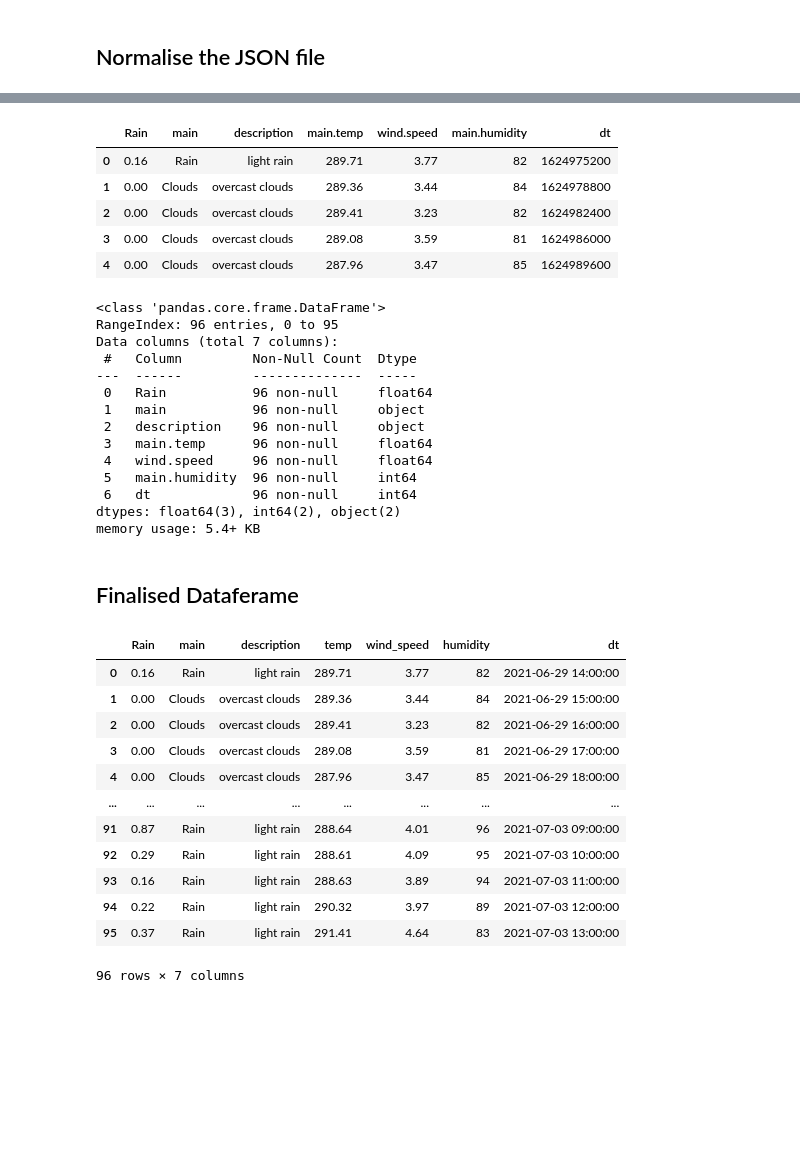
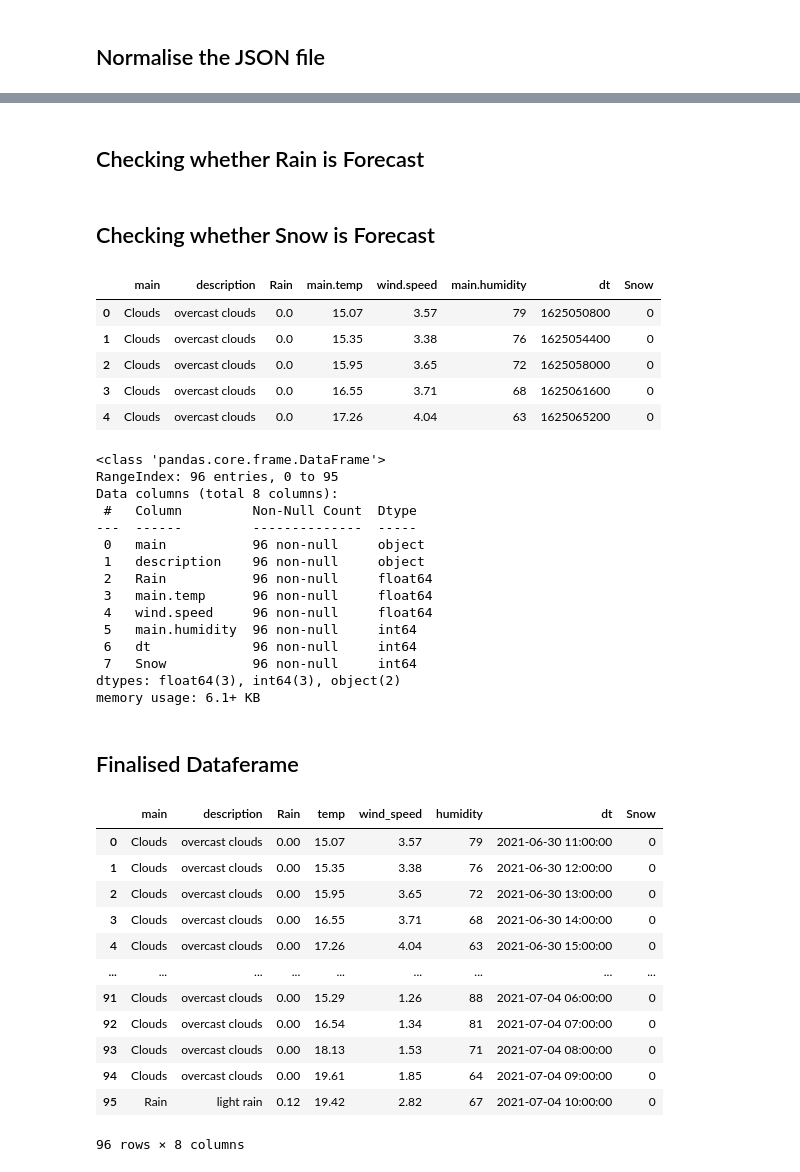
Before and after one commit to jamie-reynolds-UCD/UCD-Dublin-Bus-App-Team9, a Jupyter notebook: data/WeatherForecastFiveDay.ipynb, the cells around one changed output, grey strips where cells are left out. Cells and saved outputs as stored; diff of their text form; code cells hidden in the pictures; blank space fills up the shorter version.

Commit message:
Added snow and amended temp to celcius

```diff
--- a/data/WeatherForecastFiveDay.ipynb
+++ b/data/WeatherForecastFiveDay.ipynb
@@ -56,0 +63,2 @@ df_rain = pd.DataFrame(rain, columns=["Rain"])
+# %% [markdown]
+## Checking whether Rain is Forecast
@@ -57,30 +75,44 @@ df_rain = pd.DataFrame(rain, columns=["Rain"])
+# %% [markdown]
+## Checking whether Snow is Forecast
+# %%
+forecast_list = fiveDayJSON['list']
+snow = []
+
+for i in range(len(forecast_list)):
+    if 'snow' in forecast_list[i]:
+        snow.append(forecast_list[i]['snow'].pop('1h'))
+    else:
+        snow.append(0)
+df_snow = pd.DataFrame(snow, columns=["Snow"])
 # %%
-fiveDayForecast = pd.concat([forcast_fiveday, df_rain, forcast_type], axis=1)
+fiveDayForecast = pd.concat([forcast_fiveday, df_rain, forcast_type, df_snow], axis=1)
+fiveDayForecast["main.temp"] = fiveDayForecast["main.temp"]-273.15
 fiveDayForecast.head()
 # %% [output]
-|  | Rain | main | description | main.temp | wind.speed | main.humidity | dt |
-| 0 | 0.16 | Rain | light rain | 289.71 | 3.77 | 82 | 1624975200 |
-| 1 | 0.00 | Clouds | overcast clouds | 289.36 | 3.44 | 84 | 1624978800 |
-| 2 | 0.00 | Clouds | overcast clouds | 289.41 | 3.23 | 82 | 1624982400 |
-| 3 | 0.00 | Clouds | overcast clouds | 289.08 | 3.59 | 81 | 1624986000 |
-| 4 | 0.00 | Clouds | overcast clouds | 287.96 | 3.47 | 85 | 1624989600 |
+|  | main | description | Rain | main.temp | wind.speed | main.humidity | dt | Snow |
+| 0 | Clouds | overcast clouds | 0.0 | 15.07 | 3.57 | 79 | 1625050800 | 0 |
+| 1 | Clouds | overcast clouds | 0.0 | 15.35 | 3.38 | 76 | 1625054400 | 0 |
+| 2 | Clouds | overcast clouds | 0.0 | 15.95 | 3.65 | 72 | 1625058000 | 0 |
+| 3 | Clouds | overcast clouds | 0.0 | 16.55 | 3.71 | 68 | 1625061600 | 0 |
+| 4 | Clouds | overcast clouds | 0.0 | 17.26 | 4.04 | 63 | 1625065200 | 0 |
 # %%
 fiveDayForecast.info()
 # %% [output]
 <class 'pandas.core.frame.DataFrame'>
 RangeIndex: 96 entries, 0 to 95
-Data columns (total 7 columns):
+Data columns (total 8 columns):
  #   Column         Non-Null Count  Dtype
 ---  ------         --------------  -----
- 0   Rain           96 non-null     float64
- 1   main           96 non-null     object
- 2   description    96 non-null     object
+ 0   main           96 non-null     object
+ 1   description    96 non-null     object
+ 2   Rain           96 non-null     float64
  3   main.temp      96 non-null     float64
  4   wind.speed     96 non-null     float64
  5   main.humidity  96 non-null     int64
  6   dt             96 non-null     int64
-dtypes: float64(3), int64(2), object(2)
-memory usage: 5.4+ KB
+ 7   Snow           96 non-null     int64
+dtypes: float64(3), int64(3), object(2)
+memory usage: 6.1+ KB
 # %% [markdown]
 ## Finalised Dataferame
 # %%
@@ -88,16 +120,16 @@ fiveDayForecast['dt'] = pd.to_datetime(fiveDayForecast['dt'], unit='s')
 fiveDayForecast = fiveDayForecast.rename(columns={"main.temp": "temp", "wind.speed": "wind_speed", "main.humidity": "humidity"})
 fiveDayForecast
 # %% [output]
-|  | Rain | main | description | temp | wind_speed | humidity | dt |
-| 0 | 0.16 | Rain | light rain | 289.71 | 3.77 | 82 | 2021-06-29 14:00:00 |
-| 1 | 0.00 | Clouds | overcast clouds | 289.36 | 3.44 | 84 | 2021-06-29 15:00:00 |
-| 2 | 0.00 | Clouds | overcast clouds | 289.41 | 3.23 | 82 | 2021-06-29 16:00:00 |
-| 3 | 0.00 | Clouds | overcast clouds | 289.08 | 3.59 | 81 | 2021-06-29 17:00:00 |
-| 4 | 0.00 | Clouds | overcast clouds | 287.96 | 3.47 | 85 | 2021-06-29 18:00:00 |
-| ... | ... | ... | ... | ... | ... | ... | ... |
-| 91 | 0.87 | Rain | light rain | 288.64 | 4.01 | 96 | 2021-07-03 09:00:00 |
-| 92 | 0.29 | Rain | light rain | 288.61 | 4.09 | 95 | 2021-07-03 10:00:00 |
-| 93 | 0.16 | Rain | light rain | 288.63 | 3.89 | 94 | 2021-07-03 11:00:00 |
-| 94 | 0.22 | Rain | light rain | 290.32 | 3.97 | 89 | 2021-07-03 12:00:00 |
-| 95 | 0.37 | Rain | light rain | 291.41 | 4.64 | 83 | 2021-07-03 13:00:00 |
+|  | main | description | Rain | temp | wind_speed | humidity | dt | Snow |
+| 0 | Clouds | overcast clouds | 0.00 | 15.07 | 3.57 | 79 | 2021-06-30 11:00:00 | 0 |
+| 1 | Clouds | overcast clouds | 0.00 | 15.35 | 3.38 | 76 | 2021-06-30 12:00:00 | 0 |
+| 2 | Clouds | overcast clouds | 0.00 | 15.95 | 3.65 | 72 | 2021-06-30 13:00:00 | 0 |
+| 3 | Clouds | overcast clouds | 0.00 | 16.55 | 3.71 | 68 | 2021-06-30 14:00:00 | 0 |
+| 4 | Clouds | overcast clouds | 0.00 | 17.26 | 4.04 | 63 | 2021-06-30 15:00:00 | 0 |
+| ... | ... | ... | ... | ... | ... | ... | ... | ... |
+| 91 | Clouds | overcast clouds | 0.00 | 15.29 | 1.26 | 88 | 2021-07-04 06:00:00 | 0 |
+| 92 | Clouds | overcast clouds | 0.00 | 16.54 | 1.34 | 81 | 2021-07-04 07:00:00 | 0 |
+| 93 | Clouds | overcast clouds | 0.00 | 18.13 | 1.53 | 71 | 2021-07-04 08:00:00 | 0 |
+| 94 | Clouds | overcast clouds | 0.00 | 19.61 | 1.85 | 64 | 2021-07-04 09:00:00 | 0 |
+| 95 | Rain | light rain | 0.12 | 19.42 | 2.82 | 67 | 2021-07-04 10:00:00 | 0 |
-96 rows × 7 columns
+96 rows × 8 columns
```
Also changed, not shown: parts of 8 cells of this notebook.
